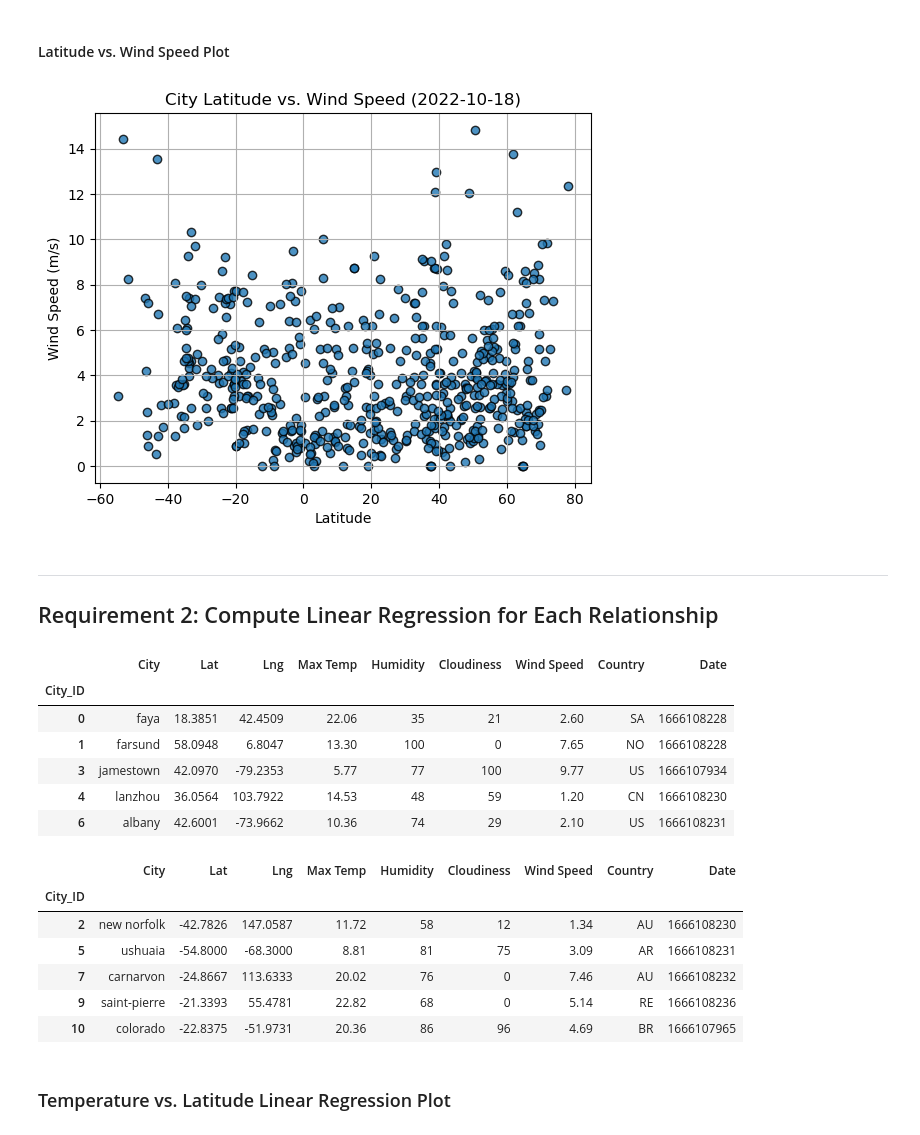
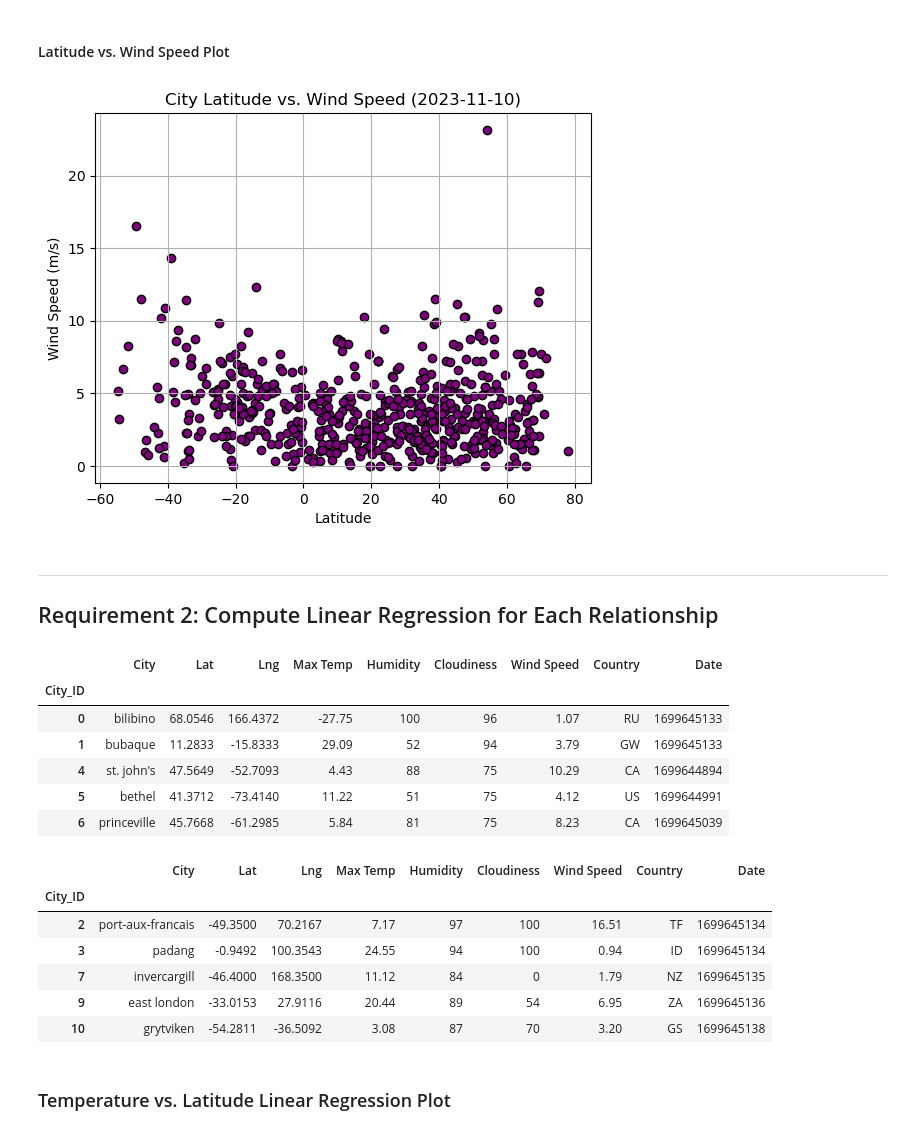
Before and after one commit to alison-love/06-API-challenge, a Jupyter notebook: PyWeather/WeatherPy_working.ipynb, the cells around one changed output. Cells and saved outputs as stored; diff of their text form; code cells hidden in the pictures.

```diff
--- a/PyWeather/WeatherPy_working.ipynb
+++ b/PyWeather/WeatherPy_working.ipynb
@@ -239,18 +249,21 @@ plt.show()
 #### Latitude vs. Wind Speed Plot
 # %%
 # Build the scatter plots for latitude vs. wind speed
-# YOUR CODE HERE
+plt.scatter(city_data_df["Lat"], city_data_df["Wind Speed"], color='purple', edgecolor="black", linewidths=1, marker="o", label="Cities")
 
 # Incorporate the other graph properties
-# YOUR CODE HERE
+plt.title('City Latitude vs. Wind Speed (2023-11-10)')
+plt.ylabel("Wind Speed (m/s)")
+plt.xlabel('Latitude')
+plt.grid(True)
 
 # Save the figure
 plt.savefig("output_data/Fig4.png")
 
 # Show plot
 plt.show()
 # %% [output]
-[figure, old version]
+[figure, new version]
 # %% [markdown]
 ---
 
@@ -261,30 +274,30 @@ plt.show()
 # %%
 # Create a DataFrame with the Northern Hemisphere data (Latitude >= 0)
-# YOUR CODE HERE
+northern_hemi_df = city_data_df[city_data_df['Lat'] >= 0]
 
 # Display sample data
 northern_hemi_df.head()
 # %% [output]
 |  | City | Lat | Lng | Max Temp | Humidity | Cloudiness | Wind Speed | Country | Date |
 | City_ID |  |  |  |  |  |  |  |  |  |
-| 0 | faya | 18.3851 | 42.4509 | 22.06 | 35 | 21 | 2.60 | SA | 1666108228 |
-| 1 | farsund | 58.0948 | 6.8047 | 13.30 | 100 | 0 | 7.65 | NO | 1666108228 |
-| 3 | jamestown | 42.0970 | -79.2353 | 5.77 | 77 | 100 | 9.77 | US | 1666107934 |
-| 4 | lanzhou | 36.0564 | 103.7922 | 14.53 | 48 | 59 | 1.20 | CN | 1666108230 |
-| 6 | albany | 42.6001 | -73.9662 | 10.36 | 74 | 29 | 2.10 | US | 1666108231 |
+| 0 | bilibino | 68.0546 | 166.4372 | -27.75 | 100 | 96 | 1.07 | RU | 1699645133 |
+| 1 | bubaque | 11.2833 | -15.8333 | 29.09 | 52 | 94 | 3.79 | GW | 1699645133 |
+| 4 | st. john's | 47.5649 | -52.7093 | 4.43 | 88 | 75 | 10.29 | CA | 1699644894 |
+| 5 | bethel | 41.3712 | -73.4140 | 11.22 | 51 | 75 | 4.12 | US | 1699644991 |
+| 6 | princeville | 45.7668 | -61.2985 | 5.84 | 81 | 75 | 8.23 | CA | 1699645039 |
 # %%
 # Create a DataFrame with the Southern Hemisphere data (Latitude < 0)
-# YOUR CODE HERE
+southern_hemi_df = city_data_df[city_data_df['Lat'] < 0]
 
 # Display sample data
 southern_hemi_df.head()
 # %% [output]
 |  | City | Lat | Lng | Max Temp | Humidity | Cloudiness | Wind Speed | Country | Date |
 | City_ID |  |  |  |  |  |  |  |  |  |
-| 2 | new norfolk | -42.7826 | 147.0587 | 11.72 | 58 | 12 | 1.34 | AU | 1666108230 |
-| 5 | ushuaia | -54.8000 | -68.3000 | 8.81 | 81 | 75 | 3.09 | AR | 1666108231 |
-| 7 | carnarvon | -24.8667 | 113.6333 | 20.02 | 76 | 0 | 7.46 | AU | 1666108232 |
-| 9 | saint-pierre | -21.3393 | 55.4781 | 22.82 | 68 | 0 | 5.14 | RE | 1666108236 |
-| 10 | colorado | -22.8375 | -51.9731 | 20.36 | 86 | 96 | 4.69 | BR | 1666107965 |
+| 2 | port-aux-francais | -49.3500 | 70.2167 | 7.17 | 97 | 100 | 16.51 | TF | 1699645134 |
+| 3 | padang | -0.9492 | 100.3543 | 24.55 | 94 | 100 | 0.94 | ID | 1699645134 |
+| 7 | invercargill | -46.4000 | 168.3500 | 11.12 | 84 | 0 | 1.79 | NZ | 1699645135 |
+| 9 | east london | -33.0153 | 27.9116 | 20.44 | 89 | 54 | 6.95 | ZA | 1699645136 |
+| 10 | grytviken | -54.2811 | -36.5092 | 3.08 | 87 | 70 | 3.20 | GS | 1699645138 |
 # %% [markdown]
 ###  Temperature vs. Latitude Linear Regression Plot
```
Also changed, not shown: parts of 33 cells of this notebook, 8 other files.
